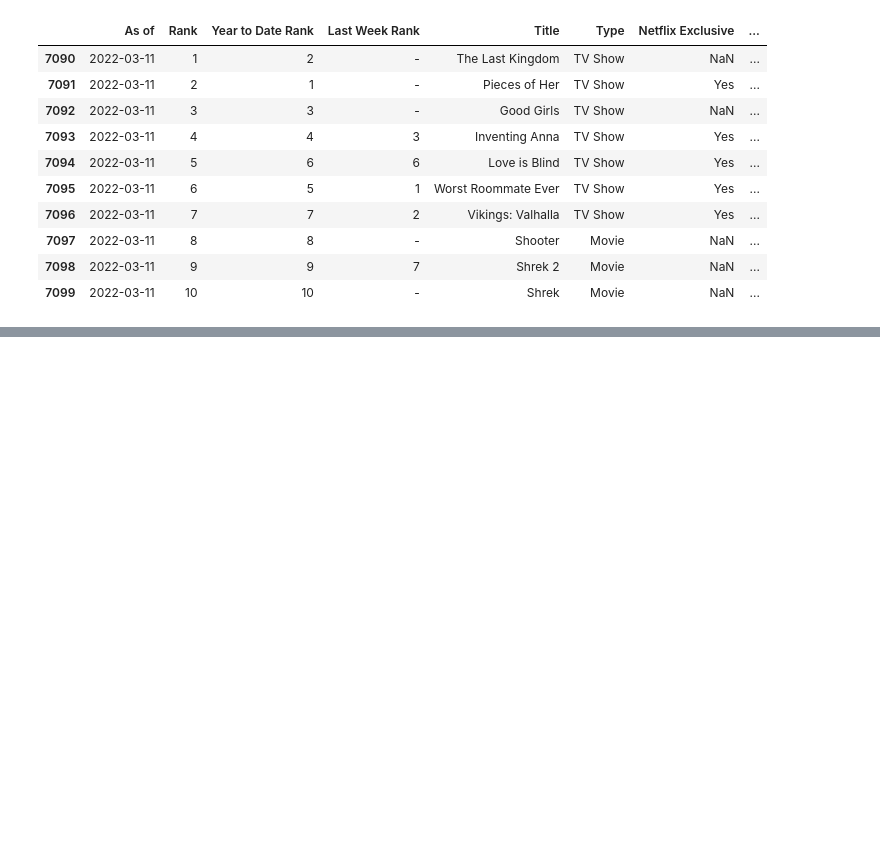
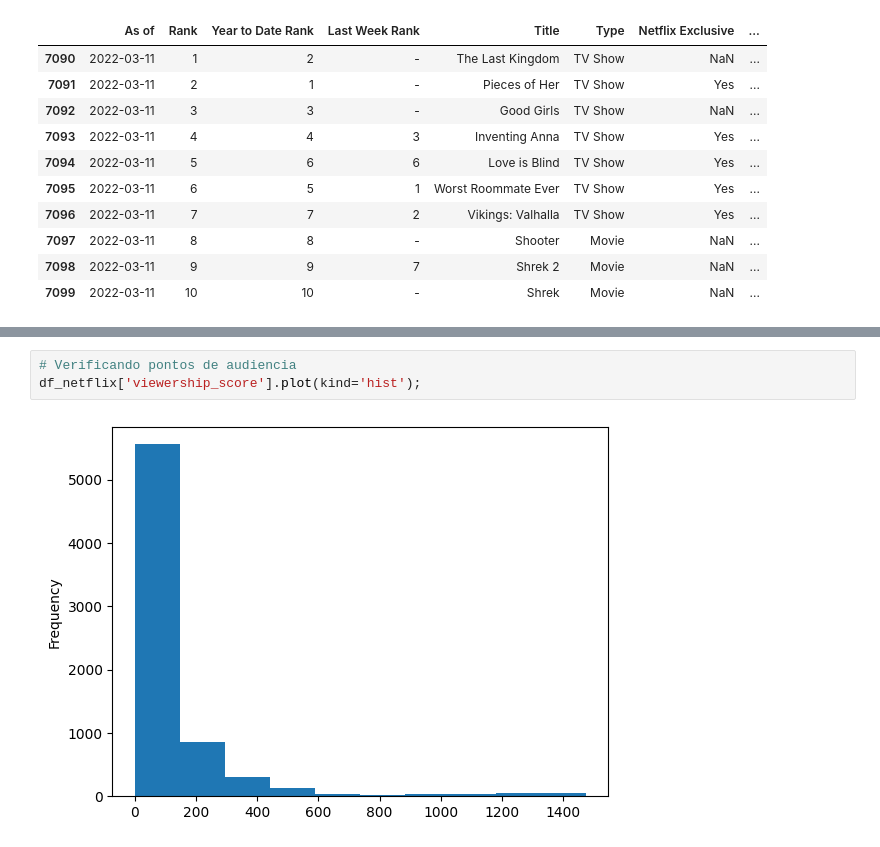
Before and after one commit to srmatheusmaciel/eda_netflix_daily, a Jupyter notebook: estatistica_netflix_daily.ipynb, the cells around one changed output, grey strips where cells are left out. Drawn from its saved outputs; the diff is of its cells as text; blank space fills up the shorter version.

```diff
--- a/estatistica_netflix_daily.ipynb
+++ b/estatistica_netflix_daily.ipynb
@@ -73,0 +252,5 @@ df_netflix.tail(10)
+# %%
+# Verificando pontos de audiencia
+df_netflix['viewership_score'].plot(kind='hist');
+# %% [output]
+[figure, added]
```
Also changed, not shown: parts of 18 cells of this notebook.
